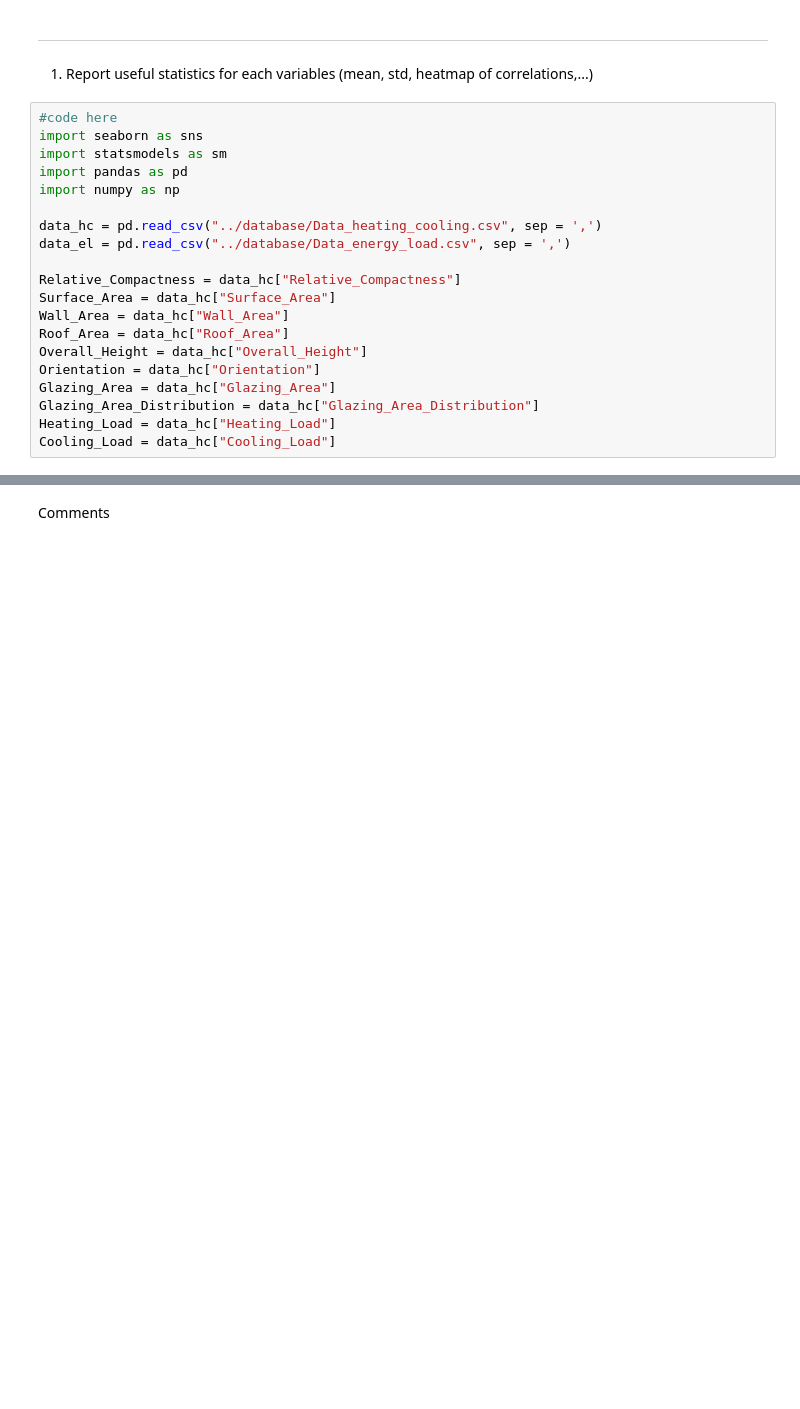
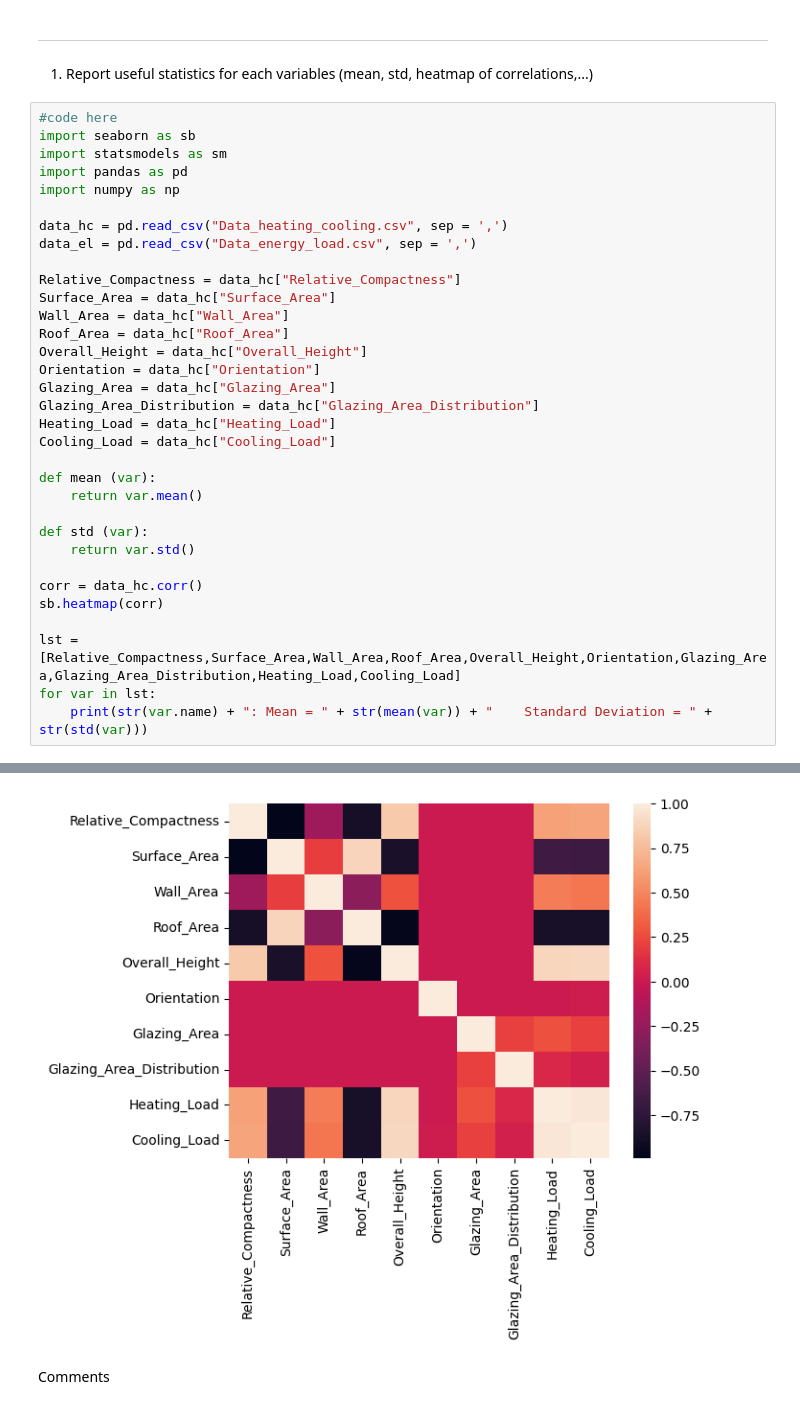
Before and after one commit to menace31/Hackathon, a Jupyter notebook: Hackathon 2-20221025/hackathon2_without_code.ipynb, the cells around one changed output, grey strips where cells are left out. Saved outputs shown, nothing was run; the diff lists cells and outputs as text; blank space fills up the shorter version.

```diff
--- a/Hackathon 2-20221025/hackathon2_without_code.ipynb
+++ b/Hackathon 2-20221025/hackathon2_without_code.ipynb
@@ -47,13 +47,13 @@ Prediction: HeatingLoad, CoolingLoad
 1) Report useful statistics for each variables (mean, std, heatmap of correlations,...)
 # %%
 #code here
-import seaborn as sns
+import seaborn as sb
 import statsmodels as sm
 import pandas as pd
 import numpy as np
 
-data_hc = pd.read_csv("../database/Data_heating_cooling.csv", sep = ',')
-data_el = pd.read_csv("../database/Data_energy_load.csv", sep = ',')
+data_hc = pd.read_csv("Data_heating_cooling.csv", sep = ',')
+data_el = pd.read_csv("Data_energy_load.csv", sep = ',')
 
 Relative_Compactness = data_hc["Relative_Compactness"]
 Surface_Area = data_hc["Surface_Area"]
@@ -65,3 +65,17 @@ Glazing_Area = data_hc["Glazing_Area"]
 Glazing_Area_Distribution = data_hc["Glazing_Area_Distribution"]
 Heating_Load = data_hc["Heating_Load"]
 Cooling_Load = data_hc["Cooling_Load"]
+
+def mean (var):
+    return var.mean()
+
+def std (var):
+    return var.std()
+
+corr = data_hc.corr()
+sb.heatmap(corr)
+
+lst = [Relative_Compactness,Surface_Area,Wall_Area,Roof_Area,Overall_Height,Orientation,Glazing_Area,Glazing_Area_Distribution,Heating_Load,Cooling_Load]
+for var in lst:
+    print(str(var.name) + ": Mean = " + str(mean(var)) + "    Standard Deviation = " + str(std(var)))
+# %% [output]
@@ -68,3 +92,4 @@ Cooling_Load = data_hc["Cooling_Load"]
+[figure, added]
 # %% [markdown]
 Comments
 # %% [markdown]
```
Also changed, not shown: parts of 1 cell of this notebook.
